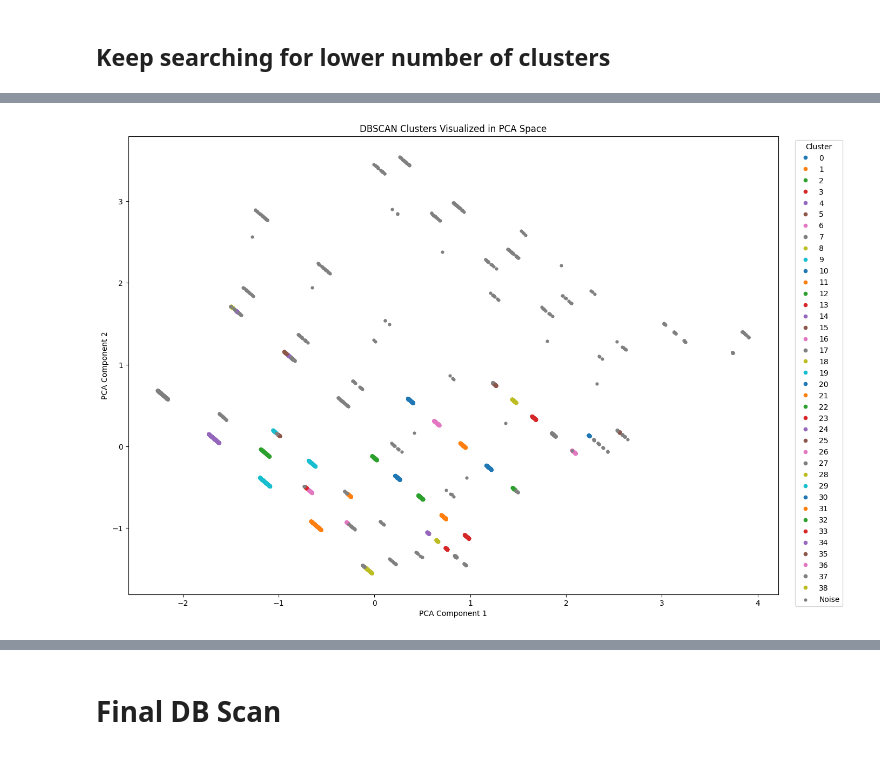
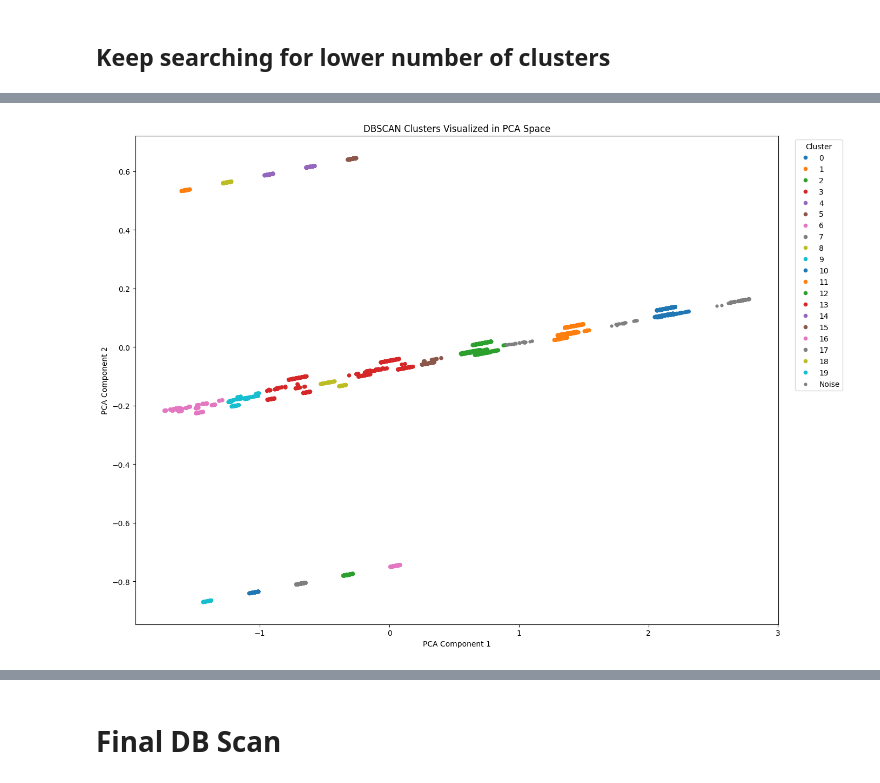
Before and after one commit to Farzins-Lab/Data-Mining-and-Analytics-Final-Project, a Jupyter notebook: Final_Version_PCA_Final_Clustering_Implementations.ipynb, the cells around one changed output, grey strips where cells are left out. Drawn from its saved outputs; the diff is of its cells as text; code cells hidden in the pictures.

```diff
--- a/Final_Version_PCA_Final_Clustering_Implementations.ipynb
+++ b/Final_Version_PCA_Final_Clustering_Implementations.ipynb
@@ -369,4 +258,7 @@ df = df.rename(columns= {'User_ID': 'UserID',
 # %%
+"""
+# code block is here if data reset or downsampling is needed to reduce runtime
+
 from sklearn.cluster import DBSCAN
 from sklearn.preprocessing import StandardScaler
 from sklearn.decomposition import PCA
@@ -374,25 +266,34 @@ import pandas as pd
 from matplotlib import pyplot as plt
 
 
-
-#### Prepare Data
-
-#Scale Data
-Vars = df[['ReceiptSum', 'ProductCategory']]
-# One-Hot Encode
-Hotvars = pd.concat([Vars[['ReceiptSum']], pd.get_dummies(Vars['ProductCategory'], prefix='ProductCategory') ], axis=1)
+# Downsample if needed
+minidf = df.sample(frac = .03, random_state =42 )
 
 
-#scale
+#sampled to reduce runtim
+Vars = minidf[['ReceiptSum', 'ProductCategory']]
+
+#encode
+OneHot = pd.get_dummies(Vars['ProductCategory'], prefix='ProductCategory')
+
+
+# Scale
 scaler = StandardScaler()
-Hotvars['ReceiptSum'] = scaler.fit_transform(Hotvars[['ReceiptSum']])# only scale receiptsum as produdcat is a encoded/cat variable
-scaledData= Hotvars.values
+scaledRecieptSum = scaler.fit_transform(Vars[['ReceiptSum']])
 
+# Combine scaled numeric with unscaled one-hot
+Hotvars = pd.concat([pd.DataFrame(scaledRecieptSum, columns=['ReceiptSum'], index=Vars.index),OneHot], axis=1)
+
+# final data
+scaledData = Hotvars.values
+dataframeScaled = pd.DataFrame(scaledData, index=minidf.index, columns=Hotvars.columns)
 
 # Apply PCA
 pca = PCA(n_components=2)
 pcaData = pca.fit_transform(scaledData)
 
 
+
 # check shape
 print("PCA-transformed data shape:", pcaData.shape)
+"""
@@ -698,38 +644,38 @@ plt.show()
 from sklearn.cluster import DBSCAN
 
 # Set the params
-eps = 0.015
-min_samples = 15
+eps = 0.06
+min_samples = 20
 
 #  DBSCAN
 db = DBSCAN(eps=eps, min_samples=min_samples)
-assignedClusters = db.fit_predict(pcaSample)
+assignedClusters = db.fit_predict(pcaData)
 # %%
 # Display the results
 # %%
 import matplotlib.pyplot as plt
 import seaborn as sns
 import numpy as np
 
 # X, Y are PCA components
-X = pcaSample[:, 0]
-Y = pcaSample[:, 1]
+X = pcaData[:, 0]
+Y = pcaData[:, 1]
 cluster_ids = assignedClusters
 
 # Prepare color mapping: core clusters + noise
 core_mask = cluster_ids != -1
 noise_mask = cluster_ids == -1
 
 # Plot
 plt.figure(figsize=(14, 10))
 sns.scatterplot(x=X[core_mask], y=Y[core_mask], hue=cluster_ids[core_mask], palette="tab10", s=30, linewidth=0)
 sns.scatterplot(x=X[noise_mask], y=Y[noise_mask], color="gray", s=20, label="Noise", linewidth=0)
 
 plt.title("DBSCAN Clusters Visualized in PCA Space")
 plt.xlabel("PCA Component 1")
 plt.ylabel("PCA Component 2")
 plt.legend(title="Cluster", bbox_to_anchor=(1.02, 1), loc='upper left')
 plt.tight_layout()
 plt.show()
 # %% [output]
-[figure, old version]
+[figure, new version]
```
Also changed, not shown: parts of 49 cells of this notebook.
